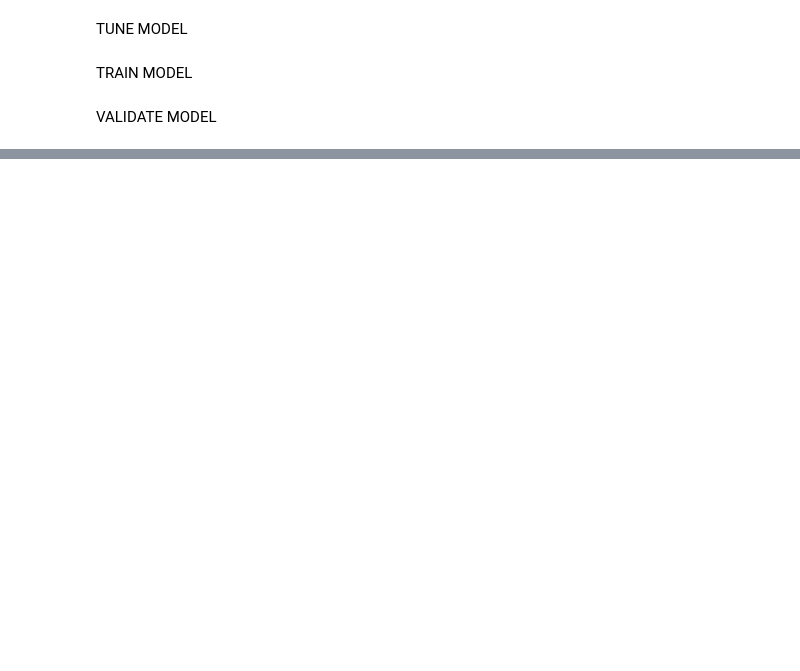
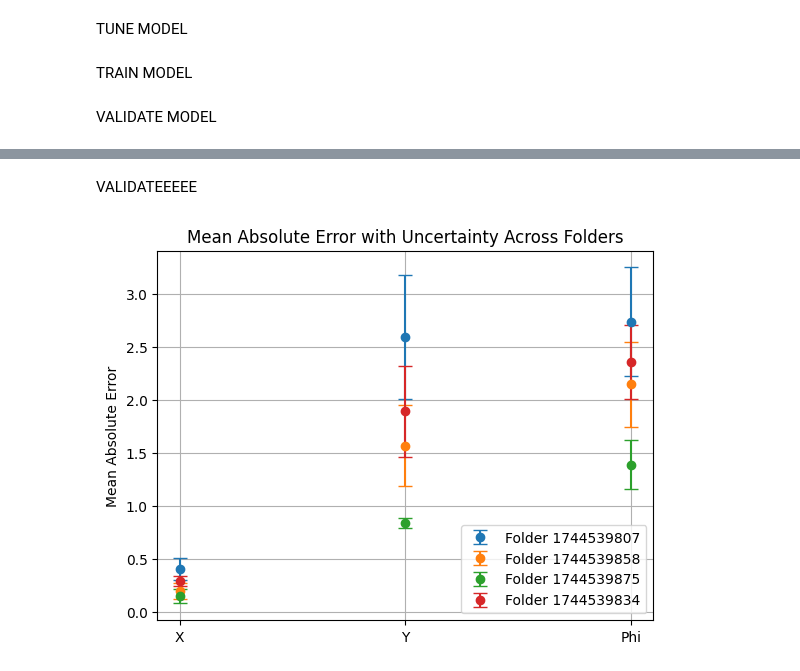
Before and after one commit to dkspindola/adp-machine-learning, a Jupyter notebook: main.ipynb, the cells around one changed output, grey strips where cells are left out. Drawn from its saved outputs; the diff is of its cells as text; code cells hidden in the pictures; blank space fills up the shorter version.

```diff
--- a/main.ipynb
+++ b/main.ipynb
@@ -175,0 +121,2 @@ MultipleCNNValidationExperiment.start(MODEL_FOLDER, N, MAKE_VALIDATION, DATA_FOL
+# %% [markdown]
+VALIDATEEEEE
@@ -220,3 +174,9 @@ print(mean_values)
 
 print("\nStd values:")
 print(variance_values)
+# %%
+from src.show import plot_mean_with_uncertainty
+
+plot_mean_with_uncertainty("build/validate_average/plot-this")
+# %% [output]
+[figure, added]
```
Also changed, not shown: parts of 13 cells of this notebook, 18 other files.
